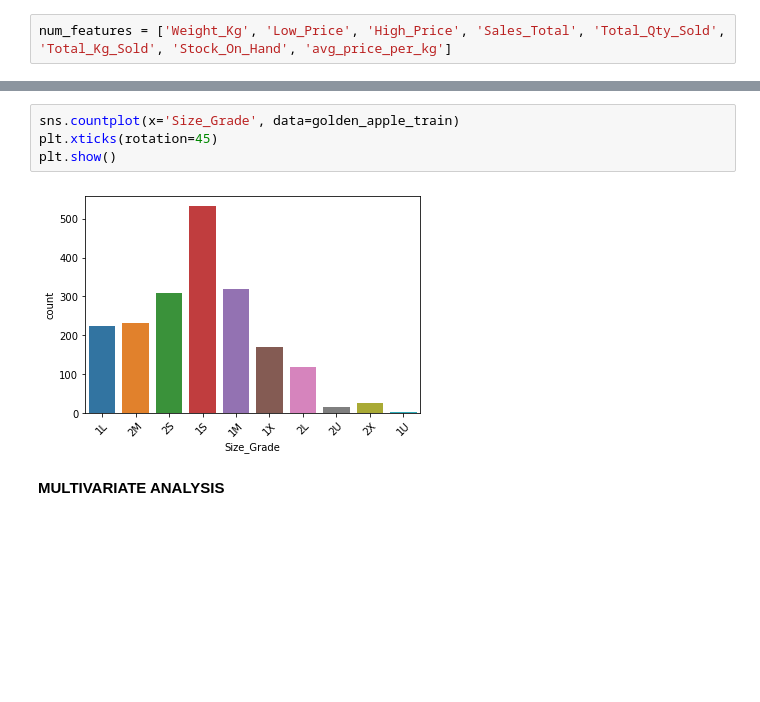
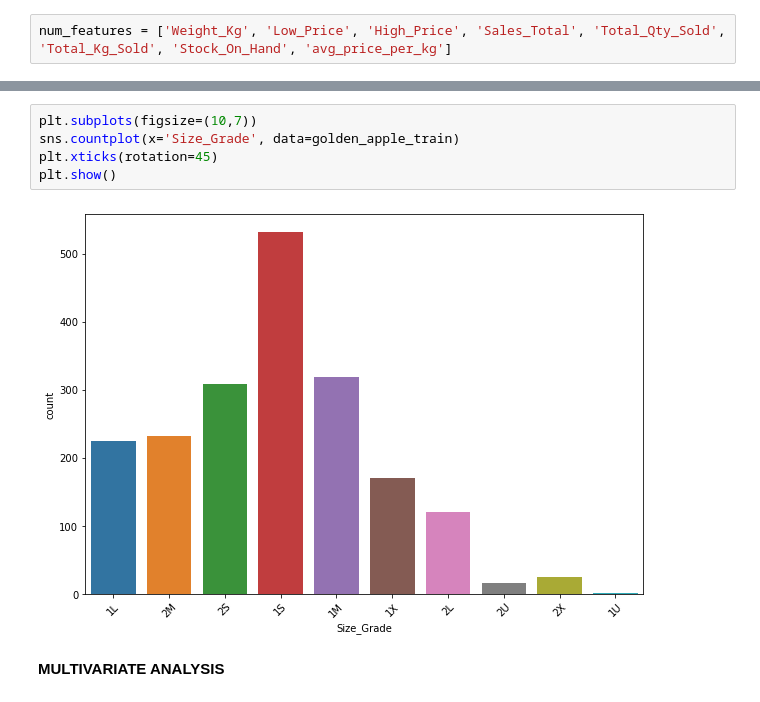
Before and after one commit to BigguyFM32/Regression-Team-TS1, a Jupyter notebook: Regression Team 1 Notebook.ipynb, the cells around one changed output, grey strips where cells are left out. Saved outputs shown, nothing was run; the diff lists cells and outputs as text; blank space fills up the shorter version.

```diff
--- a/Regression Team 1 Notebook.ipynb
+++ b/Regression Team 1 Notebook.ipynb
@@ -331,9 +333,10 @@ plt.show()
 # %%
+plt.subplots(figsize=(10,7))
 sns.countplot(x='Size_Grade', data=golden_apple_train)
 plt.xticks(rotation=45)
 plt.show()
 # %% [output]
-[figure, old version]
+[figure, new version]
 # %% [markdown]
 **MULTIVARIATE ANALYSIS**
 # %% [markdown]
```
Also changed, not shown: parts of 2 cells of this notebook.
